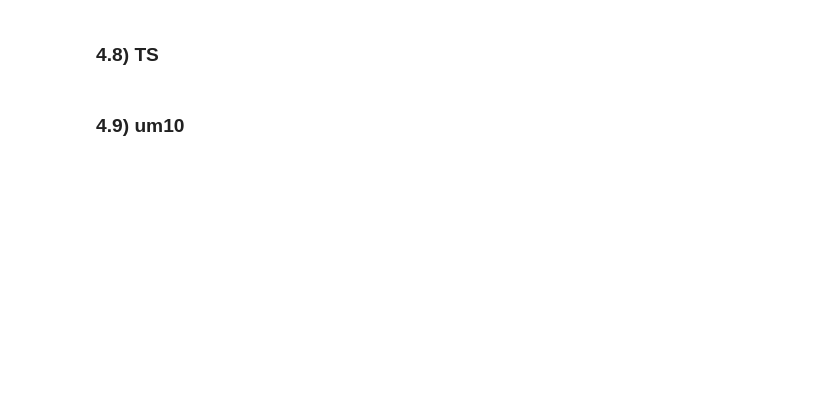
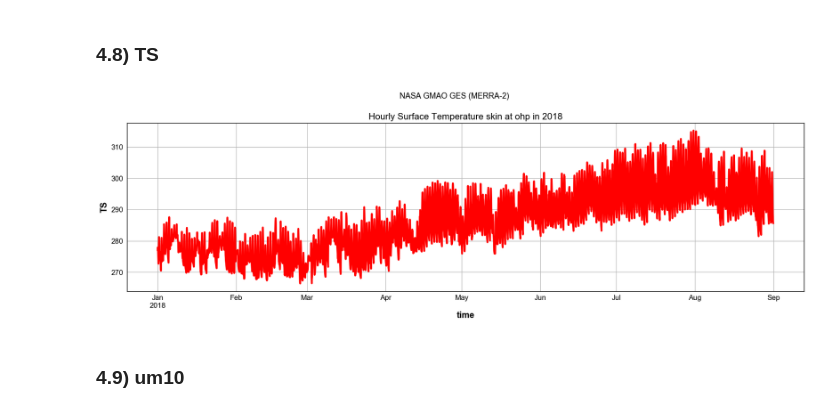
Before and after one commit to sylvielsstfr/GMAOMERRA2, a Jupyter notebook: inst1_2d_asm_Nx_M2I1NXASM/ScanMERRA2_inst1_2d_asm_Nx_M2I1NXASMOneYear_v3.ipynb, the cells around one changed output. Drawn from its saved outputs; the diff is of its cells as text; code cells hidden in the pictures; blank space fills up the shorter version.

```diff
--- a/inst1_2d_asm_Nx_M2I1NXASM/ScanMERRA2_inst1_2d_asm_Nx_M2I1NXASMOneYear_v3.ipynb
+++ b/inst1_2d_asm_Nx_M2I1NXASM/ScanMERRA2_inst1_2d_asm_Nx_M2I1NXASMOneYear_v3.ipynb
@@ -76,5 +82,6 @@ OBS_NAME='ohp'
 #HDFEOS_ZOO_DIR="/sps/lsst/data/AtmosphericCalibration/MERRA-2/May-Jun-2017/subset_M2I1NXASM_V5.12.4_20180424_201411"
 # Data 2018
 HDFEOS_ZOO_DIR="/sps/lsst/data/MERRA2/M2I1NXASM.5.12.4/"+YEARNUM
+HDFEOS_ZOO_DIR="/Users/dagoret/DATA/MERRA-2/M2I1NXASM_V5.12.4/"+YEARNUM
 # %%
 path=HDFEOS_ZOO_DIR
@@ -374,7 +432,9 @@ PlotTimeSeries(6,figfile_tql)
 # %% [markdown]
 ### 4.8) TS
 # %%
-PlotTimeSeries(7,figfile_ts)
+PlotTimeSeries(8,figfile_ts)
+# %% [output]
+[figure, added]
 # %% [markdown]
 ### 4.9) um10
 # %%
```
Also changed, not shown: parts of 32 cells of this notebook.
